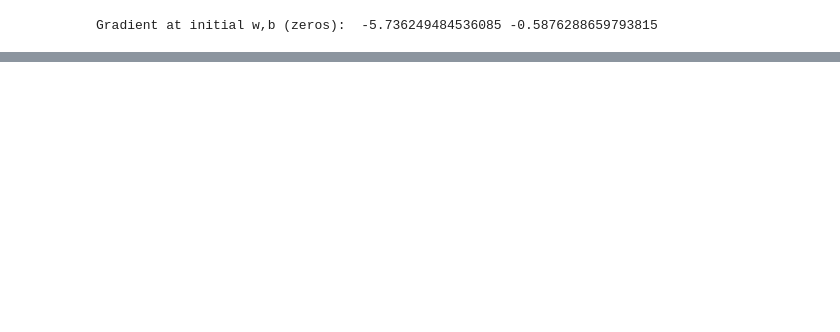
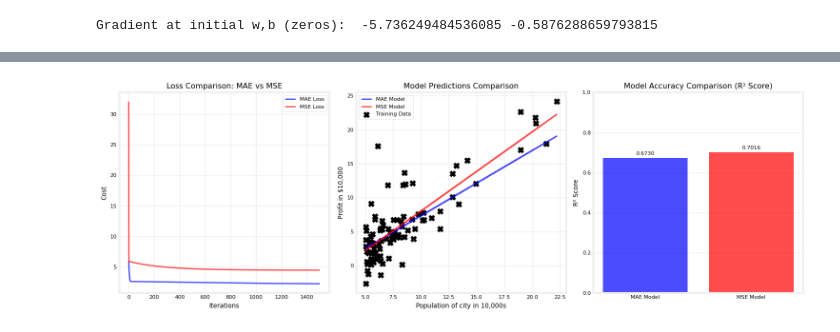
Before and after one commit to this-is-geek-sassy/Learning, a Jupyter notebook: Supervised_learning_A_Ng/Assignment_1/linear_regression_remake.ipynb, the cells around one changed output, grey strips where cells are left out. Drawn from its saved outputs; the diff is of its cells as text; code cells hidden in the pictures; blank space fills up the shorter version.

```diff
--- a/Supervised_learning_A_Ng/Assignment_1/linear_regression_remake.ipynb
+++ b/Supervised_learning_A_Ng/Assignment_1/linear_regression_remake.ipynb
@@ -241,0 +353,78 @@ For population = 70,000, we predict a profit of $44534.93
+# %%
+# Compare both models on the same plot
+plt.figure(figsize=(15, 5))
+
+# Compare loss curves
+plt.subplot(1, 3, 1)
+plt.plot(mae_J_history, 'b-', linewidth=2, label='MAE Loss', alpha=0.7)
+plt.plot(mse_J_history, 'r-', linewidth=2, label='MSE Loss', alpha=0.7)
+plt.title('Loss Comparison: MAE vs MSE')
+plt.xlabel('Iterations')
+plt.ylabel('Cost')
+plt.grid(True, alpha=0.3)
+plt.legend()
+
+# Plot both models' predictions
+plt.subplot(1, 3, 2)
+m = x_train.shape[0]
+
+# MAE predictions
+mae_predicted = np.zeros(m)
+for i in range(m):
+    mae_predicted[i] = inference(x_train[i], mae_model)
+
+# MSE predictions
+mse_predicted = np.zeros(m)
+for i in range(m):
+    mse_predicted[i] = inference(x_train[i], mse_model)
+
+plt.plot(x_train, mae_predicted, 'b-', linewidth=2, label='MAE Model', alpha=0.7)
+plt.plot(x_train, mse_predicted, 'r-', linewidth=2, label='MSE Model', alpha=0.7)
+plt.scatter(x_train, y_train, marker='x', c='black', s=50, label='Training Data')
+plt.title('Model Predictions Comparison')
+plt.xlabel('Population of city in 10,000s')
+plt.ylabel('Profit in $10,000')
+plt.legend()
+plt.grid(True, alpha=0.3)
+
+# Calculate and compare accuracies (using R² score)
+mae_predictions = np.array([inference(x_train[i], mae_model) for i in range(m)])
+mse_predictions = np.array([inference(x_train[i], mse_model) for i in range(m)])
+
+# R² score calculation
+def r2_score(y_true, y_pred):
+    ss_res = np.sum((y_true - y_pred) ** 2)
+    ss_tot = np.sum((y_true - np.mean(y_true)) ** 2)
+    return 1 - (ss_res / ss_tot)
+
+mae_r2 = r2_score(y_train, mae_predictions)
+mse_r2 = r2_score(y_train, mse_predictions)
+
+# Bar plot for accuracy comparison
+plt.subplot(1, 3, 3)
+models = ['MAE Model', 'MSE Model']
+r2_scores = [mae_r2, mse_r2]
+colors = ['blue', 'red']
+
+bars = plt.bar(models, r2_scores, color=colors, alpha=0.7)
+plt.title('Model Accuracy Comparison (R² Score)')
+plt.ylabel('R² Score')
+plt.ylim(0, 1)
+plt.grid(True, alpha=0.3, axis='y')
+
+# Add value labels on bars
+for bar, score in zip(bars, r2_scores):
+    height = bar.get_height()
+    plt.text(bar.get_x() + bar.get_width()/2., height + 0.01,
+             f'{score:.4f}', ha='center', va='bottom')
+
+plt.tight_layout()
+plt.show()
+
+print(f"\nModel Performance Summary:")
+print(f"MAE Model - R² Score: {mae_r2:.4f}")
+print(f"MSE Model - R² Score: {mse_r2:.4f}")
+print(f"Final MAE Cost: {mae_J_history[-1]:.4f}")
+print(f"Final MSE Cost: {mse_J_history[-1]:.4f}")
+# %% [output]
+[figure, added]
```
Also changed, not shown: parts of 14 cells of this notebook, 3 other files.
